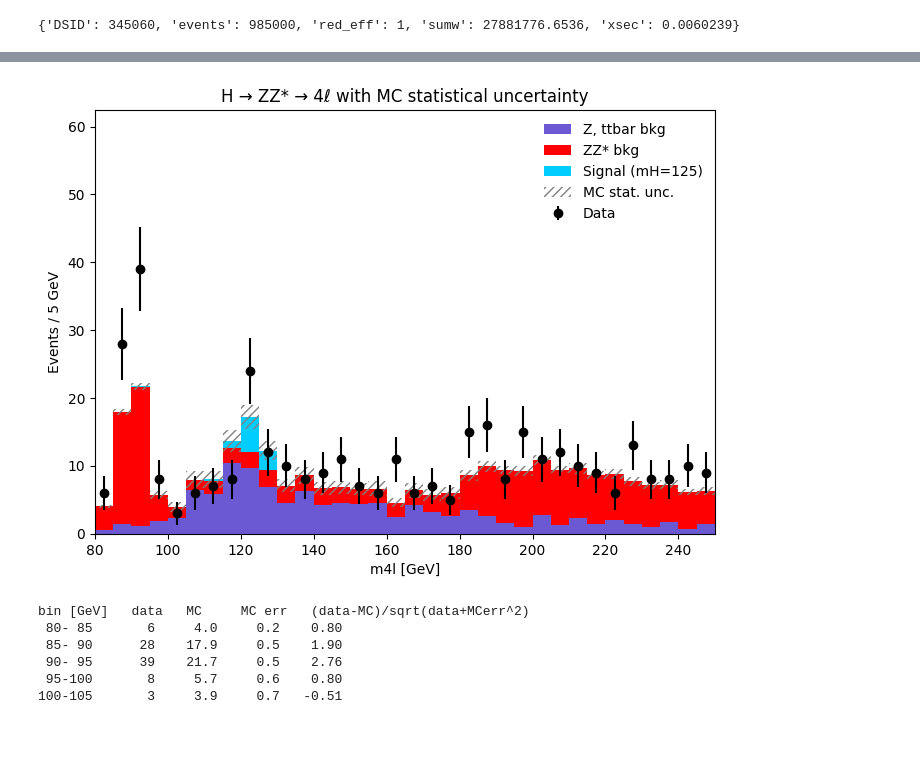
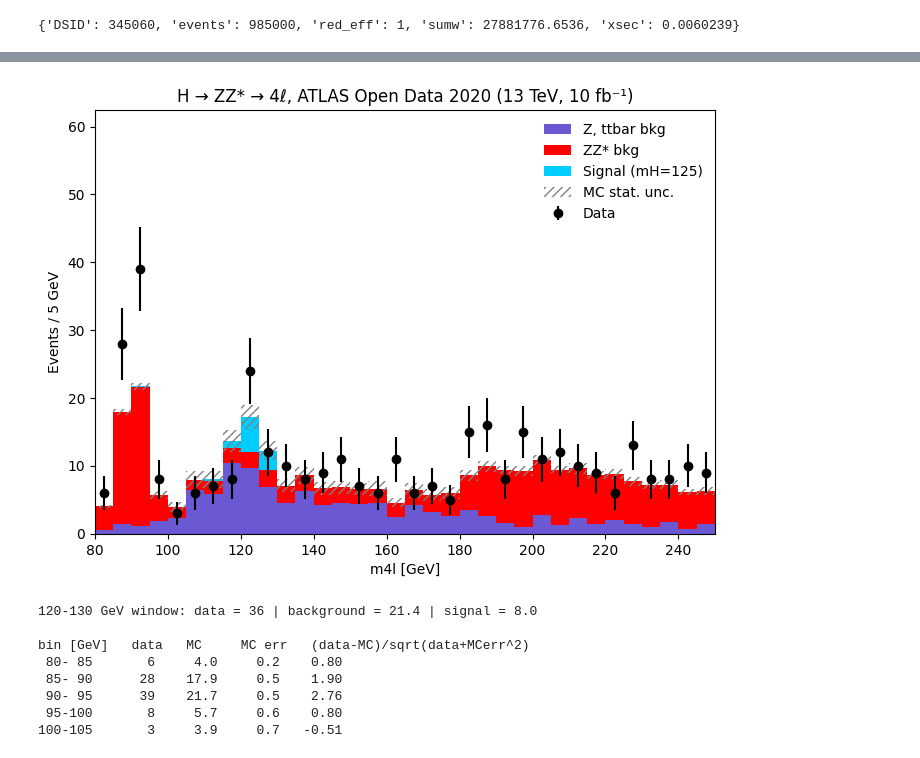
Before and after one commit to mutallimov7/CERN-Open-Data-Analysis, a Jupyter notebook: analysis.ipynb, the cells around one changed output, grey strips where cells are left out. Saved outputs shown, nothing was run; the diff lists cells and outputs as text; code cells hidden in the pictures.

```diff
--- a/analysis.ipynb
+++ b/analysis.ipynb
@@ -187,0 +100,19 @@ Data events after selection: 507 (official ATLAS notebook: 507)
+# %%
+def load_part1(name, is_data):
+    with uproot.open(fetch(sample_url(name, is_data)) + ":mini") as tree:
+        ev = tree.arrays(BASE_BRANCHES + ([] if is_data else MC_BRANCHES))
+    n_in = len(ev)
+    mask, _ = selection_mask(ev)
+    ev = ev[mask]
+    m4l = ak.to_numpy(ak.sum(four_vectors(ev), axis=1).mass)   # GeV
+    print(f"  {name}: nIn={n_in}, nOut={len(ev)}")
+    return m4l, event_weight(name, ev, is_data)
+
+results = {}
+for group, cfg in samples.items():
+    print(group)
+    parts = [load_part1(n, group == "data") for n in cfg["list"]]
+    results[group] = (np.concatenate([p[0] for p in parts]),
+                      np.concatenate([p[1] for p in parts]))
+
+print("Data events after selection:", len(results["data"][0]), "(official ATLAS notebook: 507)")
@@ -188,45 +137,57 @@ Data events after selection: 507 (official ATLAS notebook: 507)
 # %%
-# ---------------------------------------------------------------
-# MC statistical uncertainty: sqrt(sum of squared weights) per bin
-# ---------------------------------------------------------------
-mc_groups = ["Z, ttbar bkg", "ZZ* bkg", "Signal (mH=125)"]
+EDGES = np.arange(80, 255, 5)
+CENTRES = EDGES[:-1] + 2.5
+bkg_groups = ["Z, ttbar bkg", "ZZ* bkg"]
+sig_group = "Signal (mH=125)"
+mc_groups = bkg_groups + [sig_group]
 
-mc_sum = np.zeros(len(edges) - 1)    # total MC prediction per bin
-mc_sumw2 = np.zeros(len(edges) - 1)  # sum of squared weights per bin
+data_counts, _ = np.histogram(results["data"][0], bins=EDGES)
+
+# MC prediction and its statistical uncertainty per bin: sqrt(sum of squared weights)
+mc_sum = np.zeros(len(CENTRES))
+mc_sumw2 = np.zeros(len(CENTRES))
 for g in mc_groups:
     m, w = results[g]
-    mc_sum += np.histogram(m, bins=edges, weights=w)[0]
-    mc_sumw2 += np.histogram(m, bins=edges, weights=w**2)[0]
+    mc_sum += np.histogram(m, bins=EDGES, weights=w)[0]
+    mc_sumw2 += np.histogram(m, bins=EDGES, weights=w ** 2)[0]
 mc_err = np.sqrt(mc_sumw2)
 
-# Plot: same figure as before, plus a hatched MC uncertainty band
 fig, ax = plt.subplots(figsize=(8, 5.5))
-groups = ["Z, ttbar bkg", "ZZ* bkg", "Signal (mH=125)"]
-ax.hist([results[g][0] for g in groups], bins=edges,
-        weights=[results[g][1] for g in groups], stacked=True,
-        color=[samples[g]["color"] for g in groups], label=groups)
-ax.bar(centres, 2 * mc_err, bottom=mc_sum - mc_err, width=5,
-       fill=False, hatch="////", edgecolor="gray", linewidth=0,
-       label="MC stat. unc.")
-ax.errorbar(centres, data_counts, yerr=np.sqrt(data_counts), fmt="ko", label="Data")
+ax.hist([results[g][0] for g in mc_groups], bins=EDGES,
+        weights=[results[g][1] for g in mc_groups], stacked=True,
+        color=[samples[g]["color"] for g in mc_groups], label=mc_groups)
+ax.bar(CENTRES, 2 * mc_err, bottom=mc_sum - mc_err, width=5, fill=False,
+       hatch="////", edgecolor="gray", linewidth=0, label="MC stat. unc.")
+ax.errorbar(CENTRES, data_counts, yerr=np.sqrt(data_counts), fmt="ko", label="Data")
 ax.set_xlim(80, 250)
 ax.set_ylim(0, data_counts.max() * 1.6)
 ax.set_xlabel("m4l [GeV]")
 ax.set_ylabel("Events / 5 GeV")
-ax.set_title("H → ZZ* → 4ℓ with MC statistical uncertainty")
+ax.set_title("H → ZZ* → 4ℓ, ATLAS Open Data 2020 (13 TeV, 10 fb⁻¹)")
 ax.legend(frameon=False)
 plt.savefig("m4l_with_mc_unc.png", dpi=150)
 plt.show()
 
-# Bin-by-bin comparison for 80-105 GeV (approximate pull)
-print("bin [GeV]   data   MC     MC err   (data-MC)/sqrt(data+MCerr^2)")
-for i in range(len(edges) - 1):
-    if edges[i] >= 80 and edges[i + 1] <= 105:
+def window_yield(group, lo=120, hi=130):
+    m, w = results[group]
+    sel = (m >= lo) & (m < hi)
+    return w[sel].sum()
+
+print("120-130 GeV window: data =", int(window_yield("data")),
+      "| background =", round(sum(window_yield(k) for k in bkg_groups), 1),
+      "| signal =", round(window_yield(sig_group), 1))
+
+# Data vs MC in the 80-105 GeV region (open question in the README)
+print("\nbin [GeV]   data   MC     MC err   (data-MC)/sqrt(data+MCerr^2)")
+for i in range(len(EDGES) - 1):
+    if EDGES[i] >= 80 and EDGES[i + 1] <= 105:
         denom = np.sqrt(data_counts[i] + mc_err[i] ** 2)
         pull = (data_counts[i] - mc_sum[i]) / denom if denom > 0 else float("nan")
-        print(f"{edges[i]:3d}-{edges[i+1]:3d}    {data_counts[i]:4d}  {mc_sum[i]:6.1f}  {mc_err[i]:6.1f}   {pull:5.2f}")
+        print(f"{EDGES[i]:3d}-{EDGES[i+1]:3d}    {data_counts[i]:4d}  {mc_sum[i]:6.1f}  {mc_err[i]:6.1f}   {pull:5.2f}")
 # %% [output]
-[figure, old version]
+[figure, new version]
+120-130 GeV window: data = 36 | background = 21.4 | signal = 8.0
+
 bin [GeV]   data   MC     MC err   (data-MC)/sqrt(data+MCerr^2)
  80- 85       6     4.0     0.2    0.80
  85- 90      28    17.9     0.5    1.90
```
Also changed, not shown: parts of 21 cells of this notebook.
